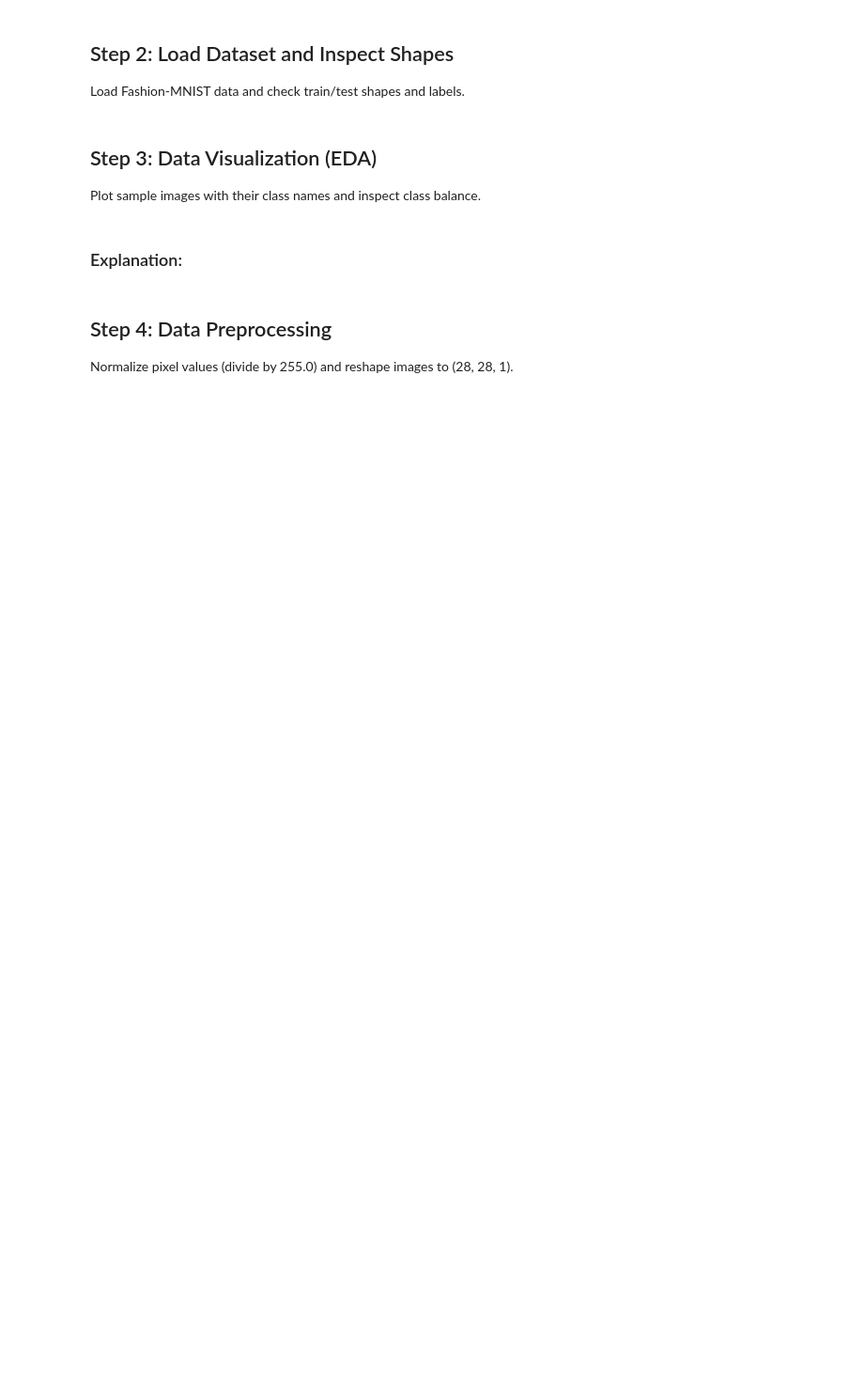
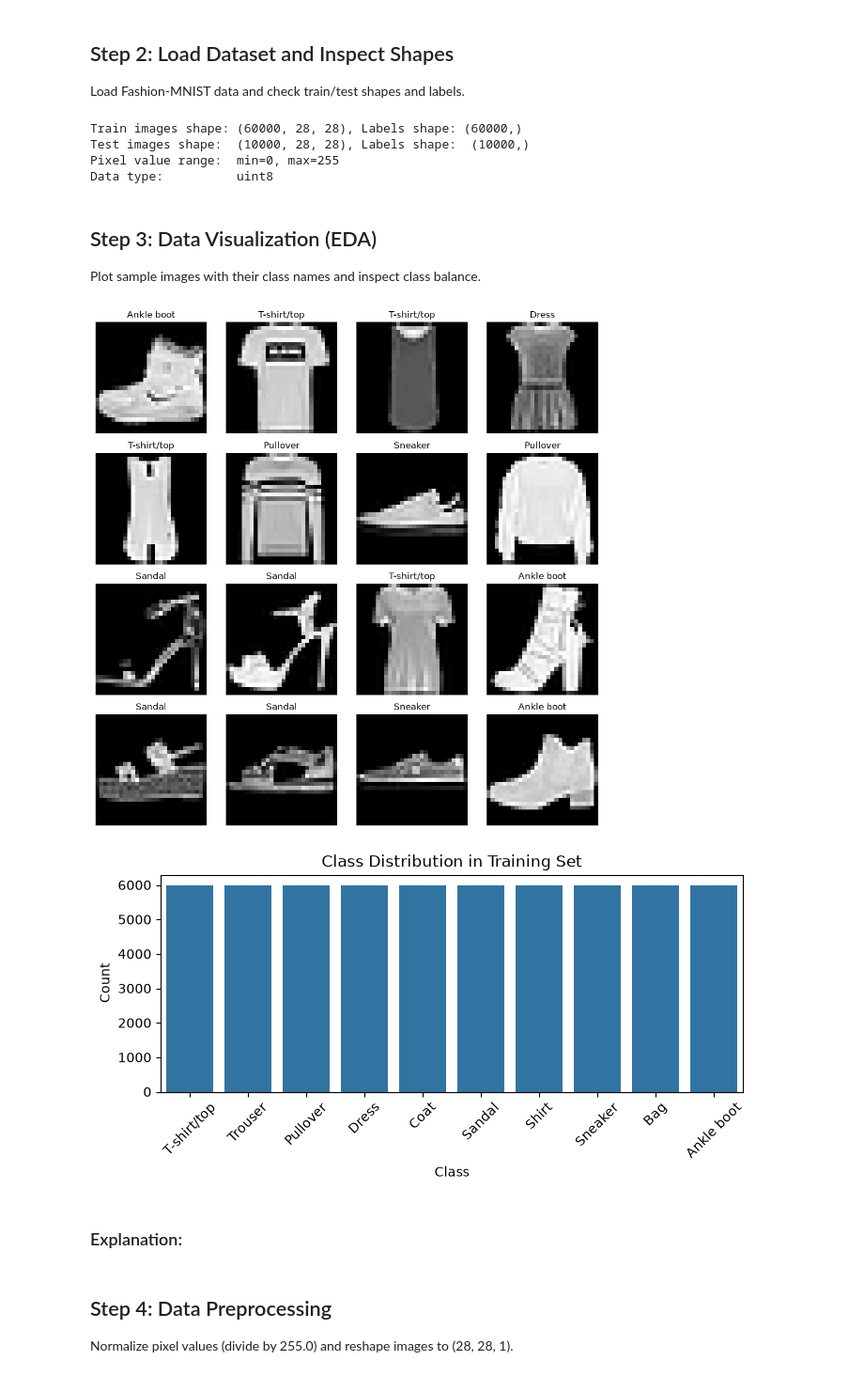
Before and after one commit to AbdoTechno/Fashion-MNIST-Classification-with-CNN, a Jupyter notebook: notebooks/Fashion_MNIST_Project.ipynb, the cells around one changed output. Shown at 94% size. Drawn from its saved outputs; the diff is of its cells as text; code cells hidden in the pictures; blank space fills up the shorter version.

Commit message:
fashion_mnist done

```diff
--- a/notebooks/Fashion_MNIST_Project.ipynb
+++ b/notebooks/Fashion_MNIST_Project.ipynb
@@ -7,9 +30,51 @@ Import required libraries (TensorFlow, NumPy, Matplotlib, etc.) and set random s
 # %% [markdown]
 ## Step 2: Load Dataset and Inspect Shapes
 Load Fashion-MNIST data and check train/test shapes and labels.
+# %%
+# Load Fashion-MNIST dataset from Keras
+fashion_mnist = keras.datasets.fashion_mnist
+(X_train, y_train), (X_test, y_test) = fashion_mnist.load_data()
+
+# Define class names
+CLASS_NAMES = [
+    'T-shirt/top', 'Trouser', 'Pullover', 'Dress', 'Coat',
+    'Sandal', 'Shirt', 'Sneaker', 'Bag', 'Ankle boot'
+]
+
+print(f"Train images shape: {X_train.shape}, Labels shape: {y_train.shape}")
+print(f"Test images shape:  {X_test.shape}, Labels shape:  {y_test.shape}")
+print(f"Pixel value range:  min={X_train.min()}, max={X_train.max()}")
+print(f"Data type:          {X_train.dtype}")
+# %% [output]
+Train images shape: (60000, 28, 28), Labels shape: (60000,)
+Test images shape:  (10000, 28, 28), Labels shape:  (10000,)
+Pixel value range:  min=0, max=255
+Data type:          uint8
 # %% [markdown]
 ## Step 3: Data Visualization (EDA)
 Plot sample images with their class names and inspect class balance.
+# %%
+# Plot sample images with class names
+plt.figure(figsize=(10, 10))
+for i in range(16):
+    plt.subplot(4, 4, i + 1)
+    plt.imshow(X_train[i], cmap='gray')
+    plt.title(CLASS_NAMES[y_train[i]])
+    plt.axis('off')
+plt.tight_layout()
+plt.show()
+
+# Check class distribution
+plt.figure(figsize=(8, 3))
+sns.countplot(x=y_train)
+plt.xticks(ticks=range(10), labels=CLASS_NAMES, rotation=45)
+plt.title('Class Distribution in Training Set')
+plt.xlabel('Class')
+plt.ylabel('Count')
+plt.show()
+# %% [output]
+[figure, added]
+[figure, added]
 # %% [markdown]
 ### Explanation:
 # %% [markdown]
```
Also changed, not shown: parts of 8 cells of this notebook.
